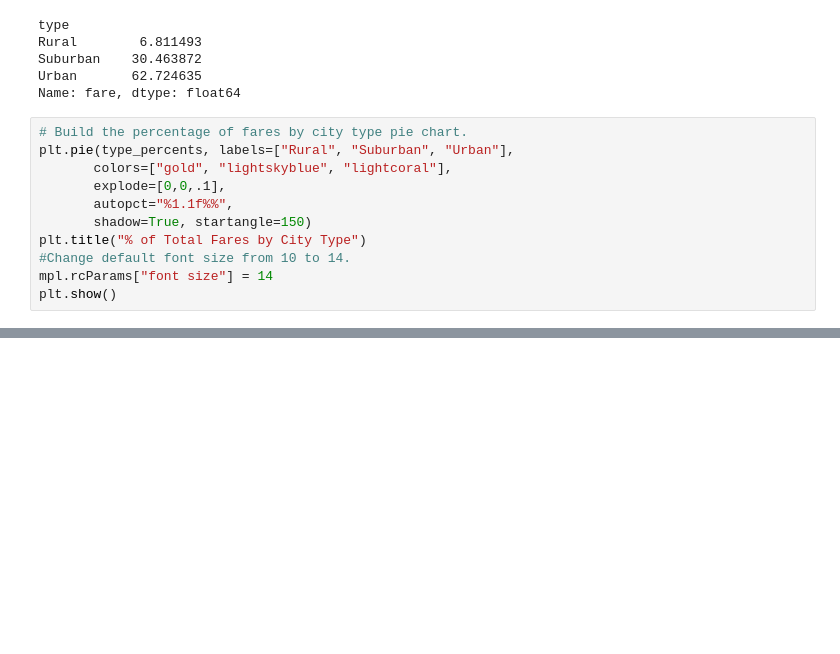
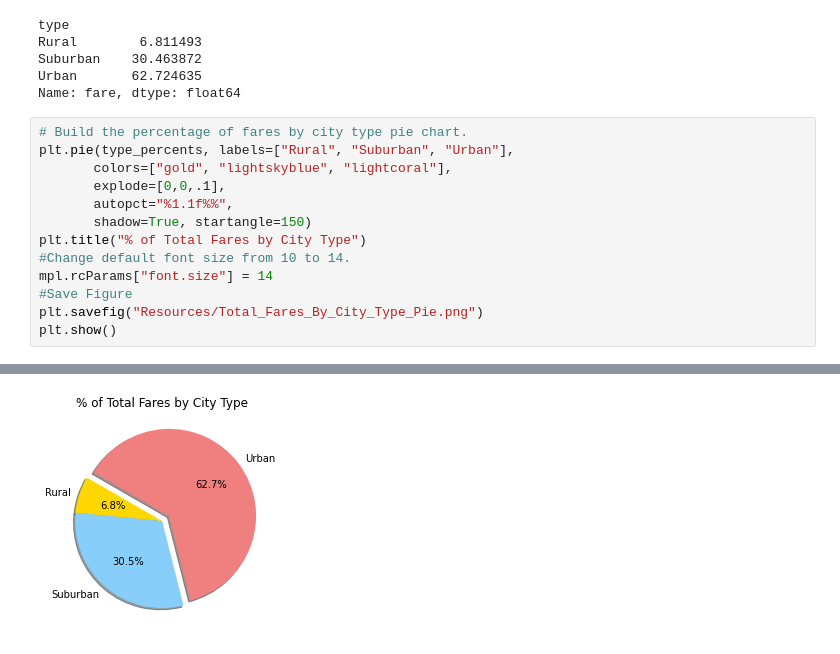
Before and after one commit to pbarana89/PyBer_Analysis, a Jupyter notebook: Pyber.ipynb, the cells around one changed output, grey strips where cells are left out. Drawn from its saved outputs; the diff is of its cells as text; blank space fills up the shorter version.

Commit message:
added Pyber with Pie chart for ride type included and the accompanying figure chart

```diff
--- a/Pyber.ipynb
+++ b/Pyber.ipynb
@@ -865,6 +865,8 @@ plt.pie(type_percents, labels=["Rural", "Suburban", "Urban"],
        shadow=True, startangle=150)
 plt.title("% of Total Fares by City Type")
 #Change default font size from 10 to 14.
-mpl.rcParams["font size"] = 14
+mpl.rcParams["font.size"] = 14
+#Save Figure
+plt.savefig("Resources/Total_Fares_By_City_Type_Pie.png")
 plt.show()
 # %% [output]
@@ -871,0 +873 @@ SyntaxError: invalid syntax (Temp/ipykernel_2912/3748005169.py, line 7)
+[figure, added]
```
Also changed, not shown: parts of 5 cells of this notebook, 1 other file.
